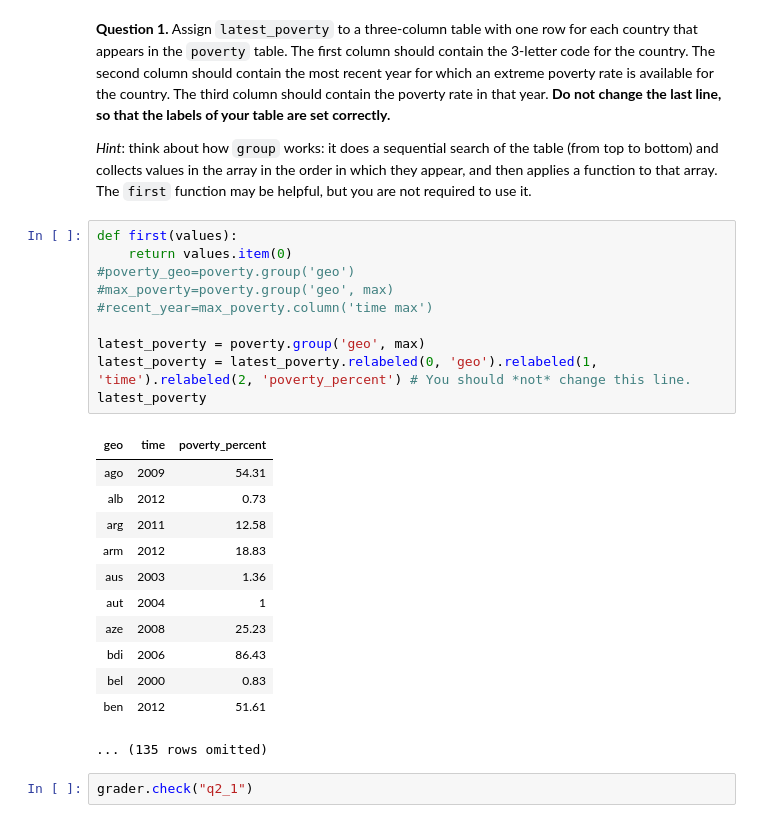
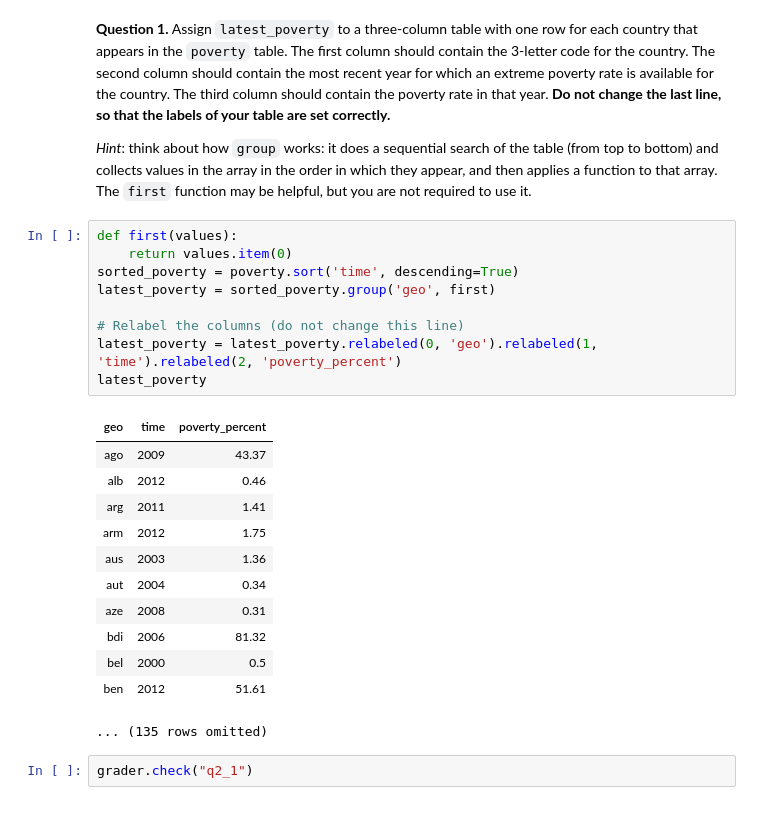
Before and after one commit to cplahn/cplahn_DATA_Fall, a Jupyter notebook: project1/project1.ipynb, the cells around one changed output. Cells and saved outputs as stored; diff of their text form.

```diff
--- a/project1/project1.ipynb
+++ b/project1/project1.ipynb
@@ -616,24 +616,23 @@ poverty.show(3)
 # %%
 def first(values):
     return values.item(0)
-#poverty_geo=poverty.group('geo')
-#max_poverty=poverty.group('geo', max)
-#recent_year=max_poverty.column('time max')
+sorted_poverty = poverty.sort('time', descending=True)
+latest_poverty = sorted_poverty.group('geo', first)
 
-latest_poverty = poverty.group('geo', max)
-latest_poverty = latest_poverty.relabeled(0, 'geo').relabeled(1, 'time').relabeled(2, 'poverty_percent') # You should *not* change this line.
+# Relabel the columns (do not change this line)
+latest_poverty = latest_poverty.relabeled(0, 'geo').relabeled(1, 'time').relabeled(2, 'poverty_percent')
 latest_poverty
 # %% [output]
 | geo | time | poverty_percent |
-| ago | 2009 | 54.31 |
-| alb | 2012 | 0.73 |
-| arg | 2011 | 12.58 |
-| arm | 2012 | 18.83 |
+| ago | 2009 | 43.37 |
+| alb | 2012 | 0.46 |
+| arg | 2011 | 1.41 |
+| arm | 2012 | 1.75 |
 | aus | 2003 | 1.36 |
-| aut | 2004 | 1 |
-| aze | 2008 | 25.23 |
-| bdi | 2006 | 86.43 |
-| bel | 2000 | 0.83 |
+| aut | 2004 | 0.34 |
+| aze | 2008 | 0.31 |
+| bdi | 2006 | 81.32 |
+| bel | 2000 | 0.5 |
 | ben | 2012 | 51.61 |
 ... (135 rows omitted)
 # %%
```
Also changed, not shown: parts of 14 cells of this notebook, 1 other file.
